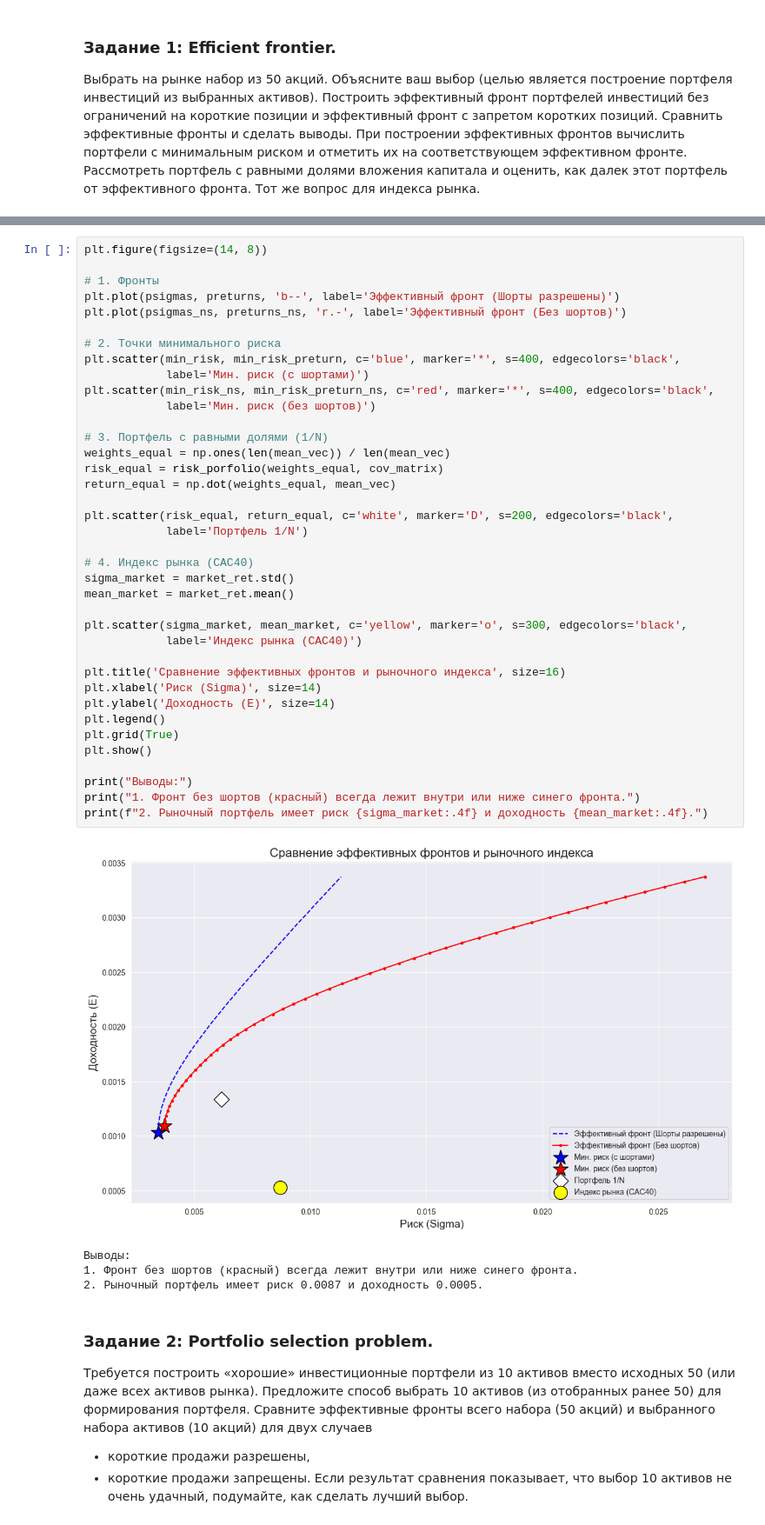
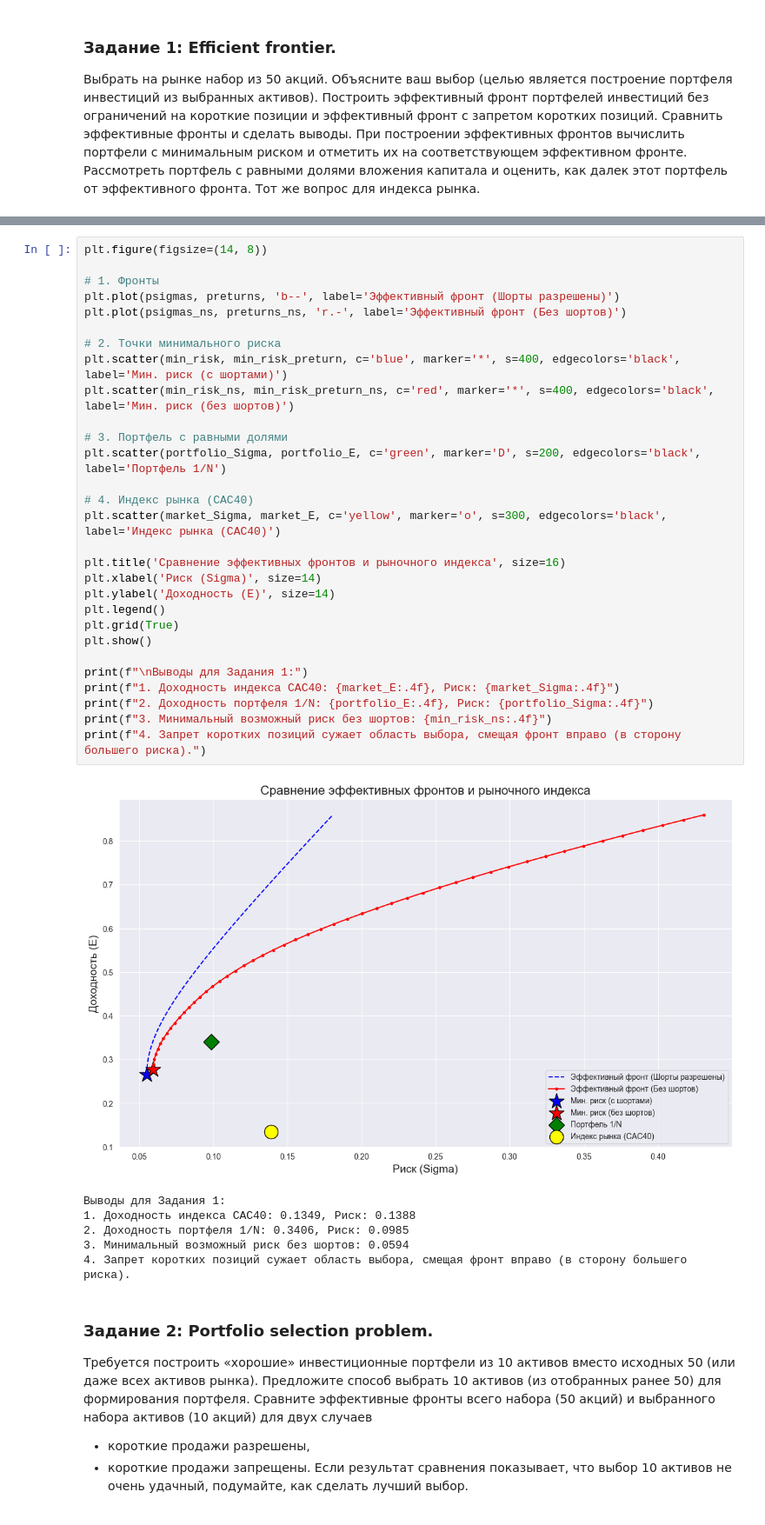
Before and after one commit to DmitriyHSE/Optimal-investment-portfolios, a Jupyter notebook: НИС_ДЗ_2.ipynb, the cells around one changed output, grey strips where cells are left out. Shown at 87% size. Saved outputs shown, nothing was run; the diff lists cells and outputs as text.

```diff
--- a/НИС_ДЗ_2.ipynb
+++ b/НИС_ДЗ_2.ipynb
@@ -173,46 +184,39 @@ print("Все расчеты завершены!")
 # %%
 plt.figure(figsize=(14, 8))
 
 # 1. Фронты
 plt.plot(psigmas, preturns, 'b--', label='Эффективный фронт (Шорты разрешены)')
 plt.plot(psigmas_ns, preturns_ns, 'r.-', label='Эффективный фронт (Без шортов)')
 
 # 2. Точки минимального риска
-plt.scatter(min_risk, min_risk_preturn, c='blue', marker='*', s=400, edgecolors='black',
-            label='Мин. риск (с шортами)')
-plt.scatter(min_risk_ns, min_risk_preturn_ns, c='red', marker='*', s=400, edgecolors='black',
-            label='Мин. риск (без шортов)')
+plt.scatter(min_risk, min_risk_preturn, c='blue', marker='*', s=400, edgecolors='black', label='Мин. риск (с шортами)')
+plt.scatter(min_risk_ns, min_risk_preturn_ns, c='red', marker='*', s=400, edgecolors='black', label='Мин. риск (без шортов)')
 
-# 3. Портфель с равными долями (1/N)
-weights_equal = np.ones(len(mean_vec)) / len(mean_vec)
-risk_equal = risk_porfolio(weights_equal, cov_matrix)
-return_equal = np.dot(weights_equal, mean_vec)
-
-plt.scatter(risk_equal, return_equal, c='white', marker='D', s=200, edgecolors='black',
-            label='Портфель 1/N')
+# 3. Портфель с равными долями
+plt.scatter(portfolio_Sigma, portfolio_E, c='green', marker='D', s=200, edgecolors='black', label='Портфель 1/N')
 
 # 4. Индекс рынка (CAC40)
-sigma_market = market_ret.std()
-mean_market = market_ret.mean()
-
-plt.scatter(sigma_market, mean_market, c='yellow', marker='o', s=300, edgecolors='black',
-            label='Индекс рынка (CAC40)')
+plt.scatter(market_Sigma, market_E, c='yellow', marker='o', s=300, edgecolors='black', label='Индекс рынка (CAC40)')
 
 plt.title('Сравнение эффективных фронтов и рыночного индекса', size=16)
 plt.xlabel('Риск (Sigma)', size=14)
 plt.ylabel('Доходность (E)', size=14)
 plt.legend()
 plt.grid(True)
 plt.show()
 
-print("Выводы:")
-print("1. Фронт без шортов (красный) всегда лежит внутри или ниже синего фронта.")
-print(f"2. Рыночный портфель имеет риск {sigma_market:.4f} и доходность {mean_market:.4f}.")
+print(f"\nВыводы для Задания 1:")
+print(f"1. Доходность индекса CAC40: {market_E:.4f}, Риск: {market_Sigma:.4f}")
+print(f"2. Доходность портфеля 1/N: {portfolio_E:.4f}, Риск: {portfolio_Sigma:.4f}")
+print(f"3. Минимальный возможный риск без шортов: {min_risk_ns:.4f}")
+print(f"4. Запрет коротких позиций сужает область выбора, смещая фронт вправо (в сторону большего риска).")
 # %% [output]
-[figure, old version]
+[figure, new version]
-Выводы:
-1. Фронт без шортов (красный) всегда лежит внутри или ниже синего фронта.
-2. Рыночный портфель имеет риск 0.0087 и доходность 0.0005.
+Выводы для Задания 1:
+1. Доходность индекса CAC40: 0.1349, Риск: 0.1388
+2. Доходность портфеля 1/N: 0.3406, Риск: 0.0985
+3. Минимальный возможный риск без шортов: 0.0594
+4. Запрет коротких позиций сужает область выбора, смещая фронт вправо (в сторону большего риска).
 # %% [markdown]
 ### Задание 2: Portfolio selection problem.
 Требуется построить «хорошие» инвестиционные портфели из 10
```
Also changed, not shown: parts of 26 cells of this notebook.
